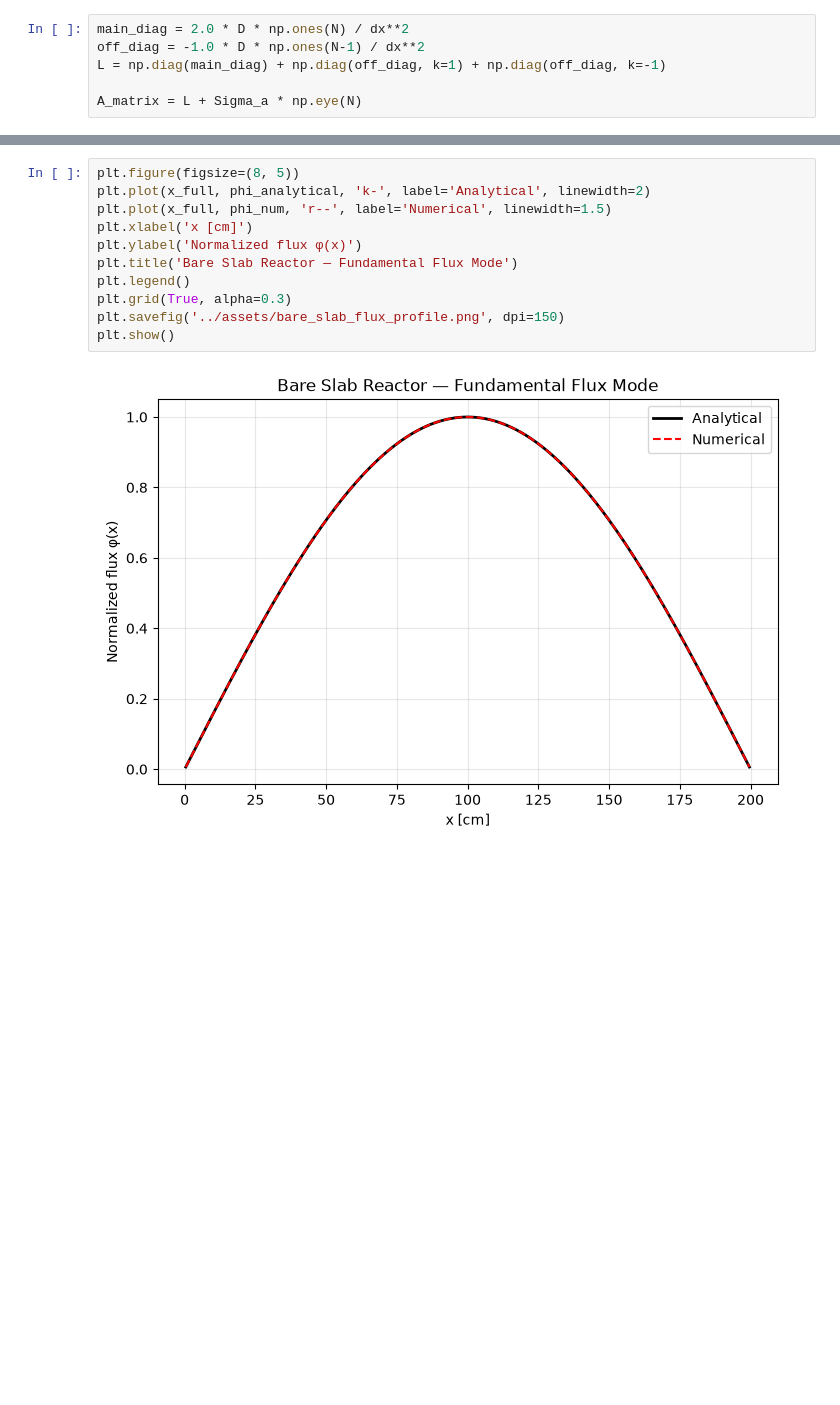
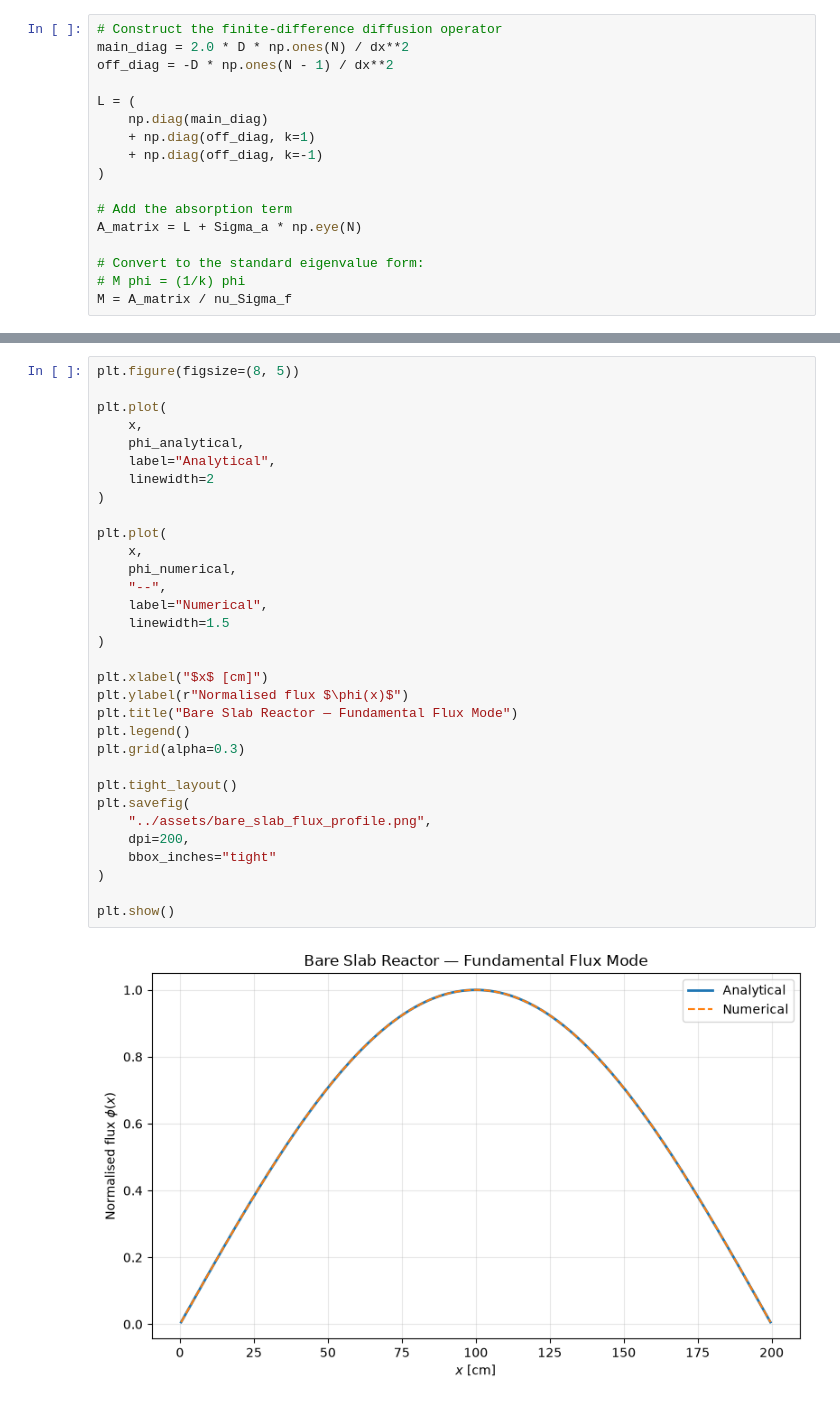
Before and after one commit to lauraocanaa/reactor-diffusion, a Jupyter notebook: notebooks/01_bare_slab_reactor.ipynb, the cells around one changed output, grey strips where cells are left out. Drawn from its saved outputs; the diff is of its cells as text; blank space fills up the shorter version.

Commit message:
Polish bare slab reactor notebook

```diff
--- a/notebooks/01_bare_slab_reactor.ipynb
+++ b/notebooks/01_bare_slab_reactor.ipynb
@@ -13,6 +136,17 @@ x_full = np.linspace(dx, a - dx, N)  # interior points only — x=0 and x=a are
 # %%
+# Construct the finite-difference diffusion operator
 main_diag = 2.0 * D * np.ones(N) / dx**2
-off_diag = -1.0 * D * np.ones(N-1) / dx**2
-L = np.diag(main_diag) + np.diag(off_diag, k=1) + np.diag(off_diag, k=-1)
+off_diag = -D * np.ones(N - 1) / dx**2
 
+L = (
+    np.diag(main_diag)
+    + np.diag(off_diag, k=1)
+    + np.diag(off_diag, k=-1)
+)
+
+# Add the absorption term
 A_matrix = L + Sigma_a * np.eye(N)
+
+# Convert to the standard eigenvalue form:
+# M phi = (1/k) phi
+M = A_matrix / nu_Sigma_f
@@ -61,14 +278,35 @@ Flux shape L2 error: 1.0402861467837366e-12
 # %%
 plt.figure(figsize=(8, 5))
-plt.plot(x_full, phi_analytical, 'k-', label='Analytical', linewidth=2)
-plt.plot(x_full, phi_num, 'r--', label='Numerical', linewidth=1.5)
-plt.xlabel('x [cm]')
-plt.ylabel('Normalized flux φ(x)')
-plt.title('Bare Slab Reactor — Fundamental Flux Mode')
+
+plt.plot(
+    x,
+    phi_analytical,
+    label="Analytical",
+    linewidth=2
+)
+
+plt.plot(
+    x,
+    phi_numerical,
+    "--",
+    label="Numerical",
+    linewidth=1.5
+)
+
+plt.xlabel("$x$ [cm]")
+plt.ylabel(r"Normalised flux $\phi(x)$")
+plt.title("Bare Slab Reactor — Fundamental Flux Mode")
 plt.legend()
-plt.grid(True, alpha=0.3)
-plt.savefig('../assets/bare_slab_flux_profile.png', dpi=150)
+plt.grid(alpha=0.3)
+
+plt.tight_layout()
+plt.savefig(
+    "../assets/bare_slab_flux_profile.png",
+    dpi=200,
+    bbox_inches="tight"
+)
+
 plt.show()
 # %% [output]
-[figure, old version]
+[figure, new version]
 # %% [markdown]
```
Also changed, not shown: parts of 13 cells of this notebook, 1 other file.
